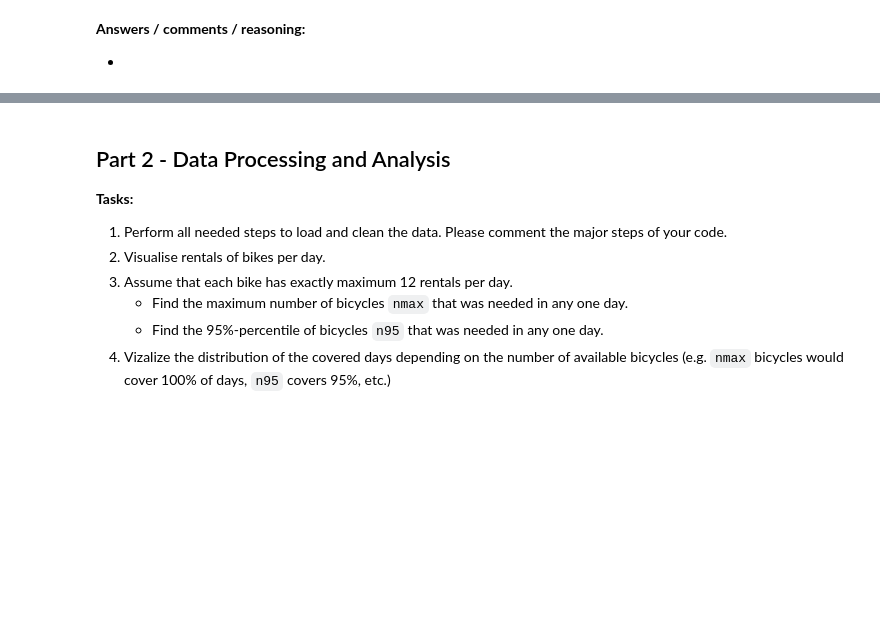
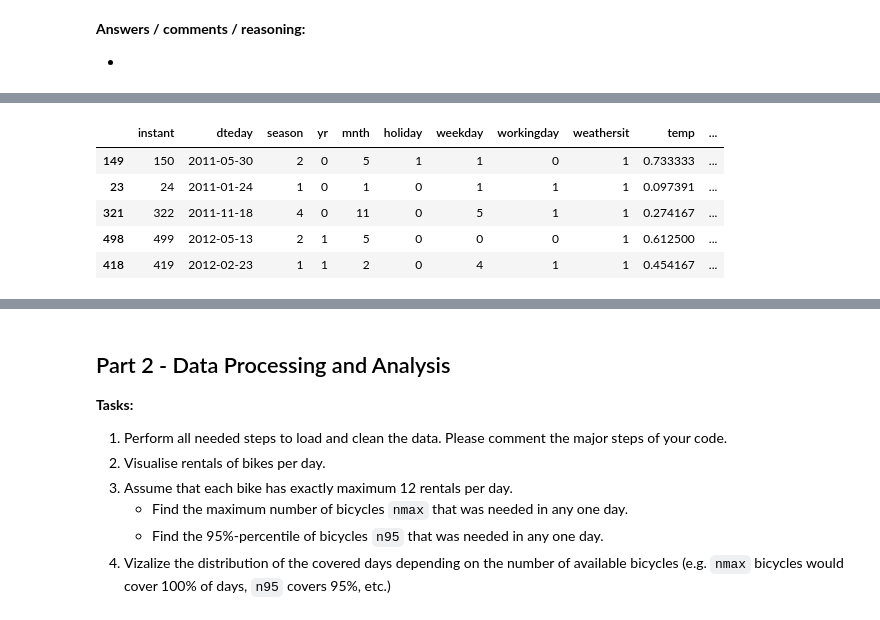
Before and after one commit to arifty/ds_bike_sharing, a Jupyter notebook: 20190716_DataLab_Task (2).ipynb, the cells around one changed output, grey strips where cells are left out. Cells and saved outputs as stored; diff of their text form; code cells hidden in the pictures; blank space fills up the shorter version.

```diff
--- a/20190716_DataLab_Task (2).ipynb
+++ b/20190716_DataLab_Task (2).ipynb
@@ -29,0 +47,2 @@ Please go through the steps below, build up the necessary code and comment on yo
+# %%
+daily_data = pd.read_csv('D:\\CV\\Arif\\2020\\Germany\\Tech_Round\\input' +"\\day.csv", sep=',')
@@ -29,0 +69,9 @@ Please go through the steps below, build up the necessary code and comment on yo
+# %%
+daily_data.sample(5)
+# %% [output]
+|  | instant | dteday | season | yr | mnth | holiday | weekday | workingday | weathersit | temp | ... |
+| 149 | 150 | 2011-05-30 | 2 | 0 | 5 | 1 | 1 | 0 | 1 | 0.733333 | ... |
+| 23 | 24 | 2011-01-24 | 1 | 0 | 1 | 0 | 1 | 1 | 1 | 0.097391 | ... |
+| 321 | 322 | 2011-11-18 | 4 | 0 | 11 | 0 | 5 | 1 | 1 | 0.274167 | ... |
+| 498 | 499 | 2012-05-13 | 2 | 1 | 5 | 0 | 0 | 0 | 1 | 0.612500 | ... |
+| 418 | 419 | 2012-02-23 | 1 | 1 | 2 | 0 | 4 | 1 | 1 | 0.454167 | ... |
```
Also changed, not shown: parts of 9 cells of this notebook, 1 other file.
